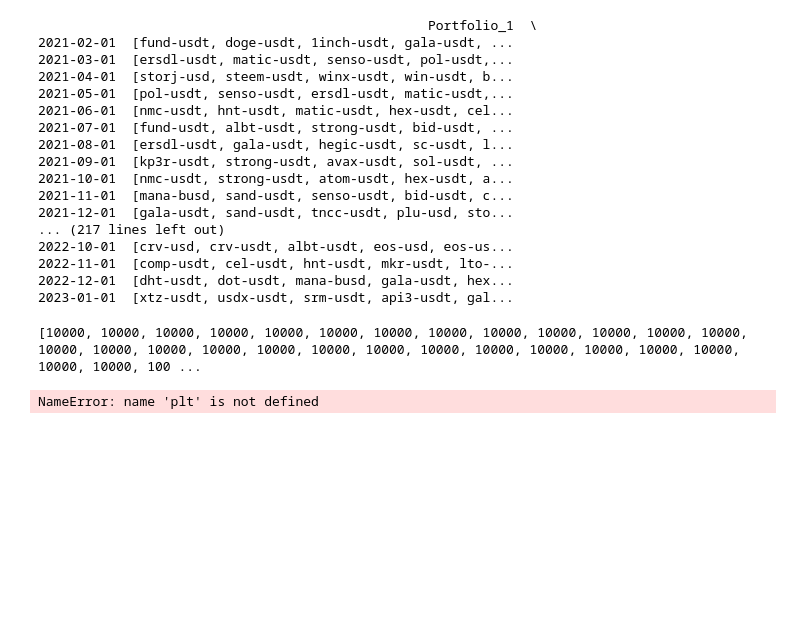
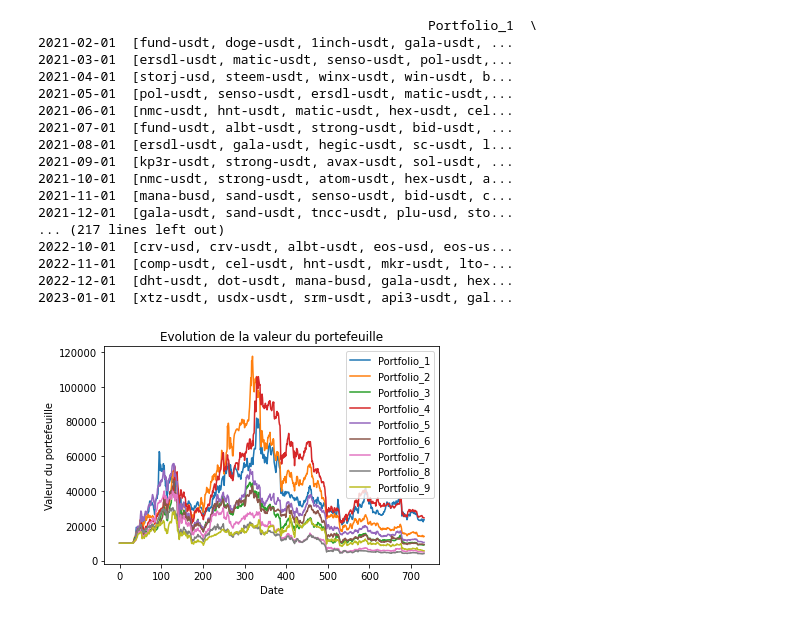
Before and after one commit to meretaensimag/momentum_strategie, a Jupyter notebook: notebook_momentum.ipynb, the cells around one changed output. Drawn from its saved outputs; the diff is of its cells as text; code cells hidden in the pictures; blank space fills up the shorter version.

Commit message:
Ajout premier graphe

```diff
--- a/notebook_momentum.ipynb
+++ b/notebook_momentum.ipynb
@@ -73,8 +73,11 @@ On calcule les rentabilités journalières de toutes les cryptos.
 # %%
 #on veut les renta journaliere des differentes crypto et on enlve la premiere valeur car elle est a nan
 renta_crypto = crypto_prices.pct_change()
-renta_crypto = renta_crypto.dropna()
-variance_15d = renta_crypto.resample('15D').std()
+renta_crypto = renta_crypto.dropna()plt.plot(portfolio_values)
+plt.title('Evolution de la valeur du portefeuille')
+plt.xlabel('Date')
+plt.ylabel('Valeur du portefeuille')
+plt.show()
 # %% [markdown]
 on calcule les renta sur 15 jours
 # %%
@@ -183,35 +186,44 @@ def UpdateCompo(date, portfolio_index, portfolio_compo, portfolio_value, portfol
     for crypto_name in portefeuille_actuelle:
         portfolio_compo[crypto_name] = portfolio_value / (10* crypto_prices.loc[date, crypto_name])
 
 
 
 
 def compute_portfolio_values(crypto_prices, rebalancing_dates, portfolio_index, horizon, initial_value):
     portfolio_compo = {}
     portfolio_values = [initial_value]
     portfolio_value = initial_value
 
     for date in crypto_prices.index:
         portfolio_value = UpdateValue(date, crypto_prices, portfolio_compo,initial_value)
         if date in rebalancing_dates:
             UpdateCompo(date, portfolio_index, portfolio_compo, portfolio_value, portfolios_df, crypto_prices)
         portfolio_values.append(portfolio_value)
 
     return portfolio_values
 
 # Initialiser la valeur initiale du portefeuille
 initial_portfolio_value = 10000  # Par exemple, 10000 USD
 
+
+# Indices de portefeuille à considérer
+portfolio_indices = range(1, 10)
+
 # Calculer les valeurs des portefeuilles pour les dates de rééquilibrage
-portfolio_values = compute_portfolio_values(crypto_prices, rebalancing_dates, portfolio_index=9, horizon=15, initial_value=initial_portfolio_value)
+portfolio_values_dict = {}
 
-print(portfolio_values)
+for portfolio_index in portfolio_indices:
+    portfolio_values = compute_portfolio_values(crypto_prices, rebalancing_dates, portfolio_index, horizon=15, initial_value=initial_portfolio_value)
+    portfolio_values_dict[f"Portfolio_{portfolio_index}"] = portfolio_values
 
-plt.plot(portfolio_values)
+# Afficher les graphiques pour chaque indice de portefeuille
+for portfolio_index, portfolio_values in portfolio_values_dict.items():
+    plt.plot(portfolio_values, label=portfolio_index)
+
 plt.title('Evolution de la valeur du portefeuille')
 plt.xlabel('Date')
 plt.ylabel('Valeur du portefeuille')
+plt.legend()
 plt.show()
 # %% [output]
-[10000, 10000, 10000, 10000, 10000, 10000, 10000, 10000, 10000, 10000, 10000, 10000, 10000, 10000, 10000, 10000, 10000, 10000, 10000, 10000, 10000, 10000, 10000, 10000, 10000, 10000, 10000, 10000, 100 ...
-NameError: name 'plt' is not defined
+[figure, added]
```
